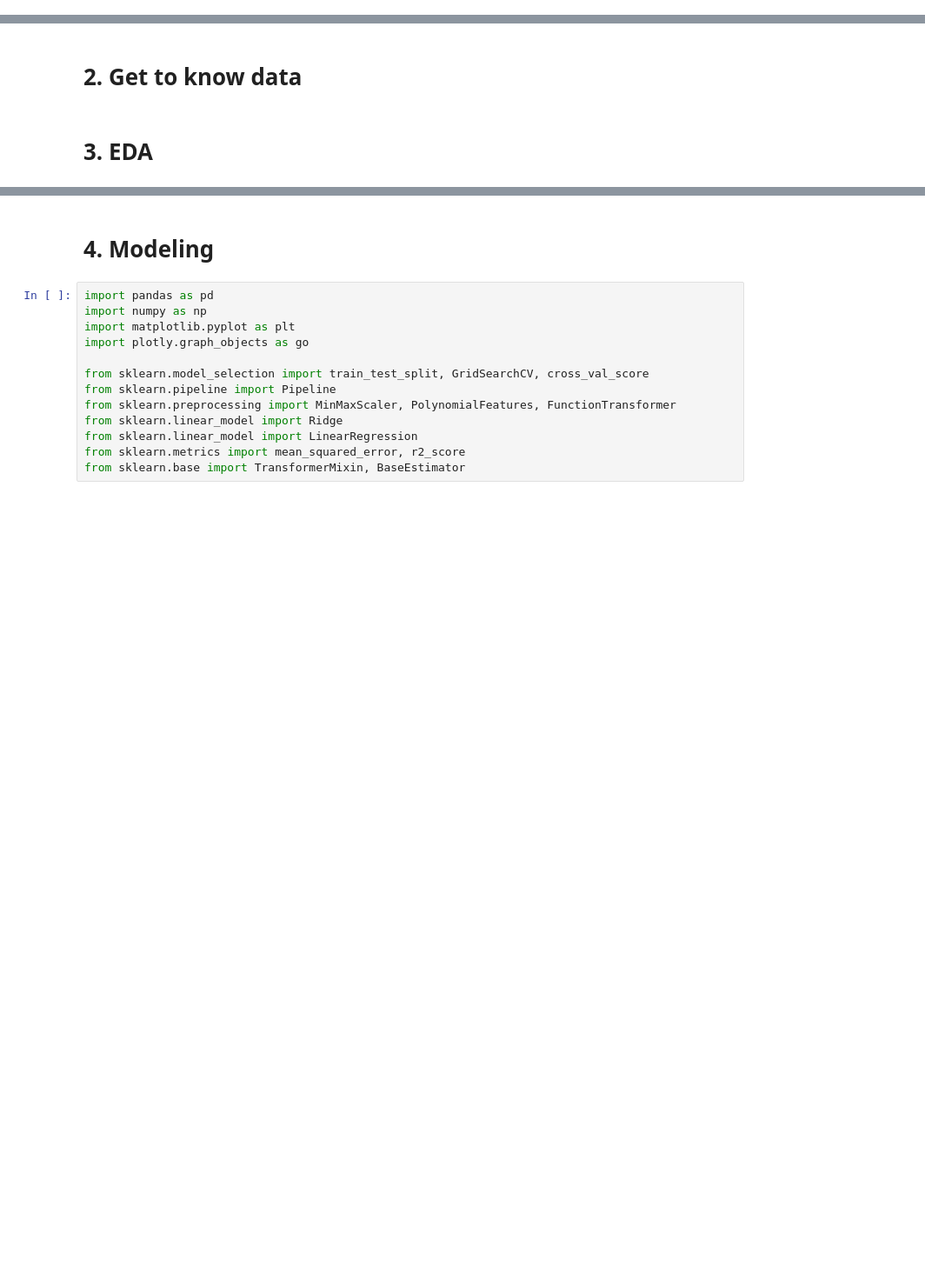
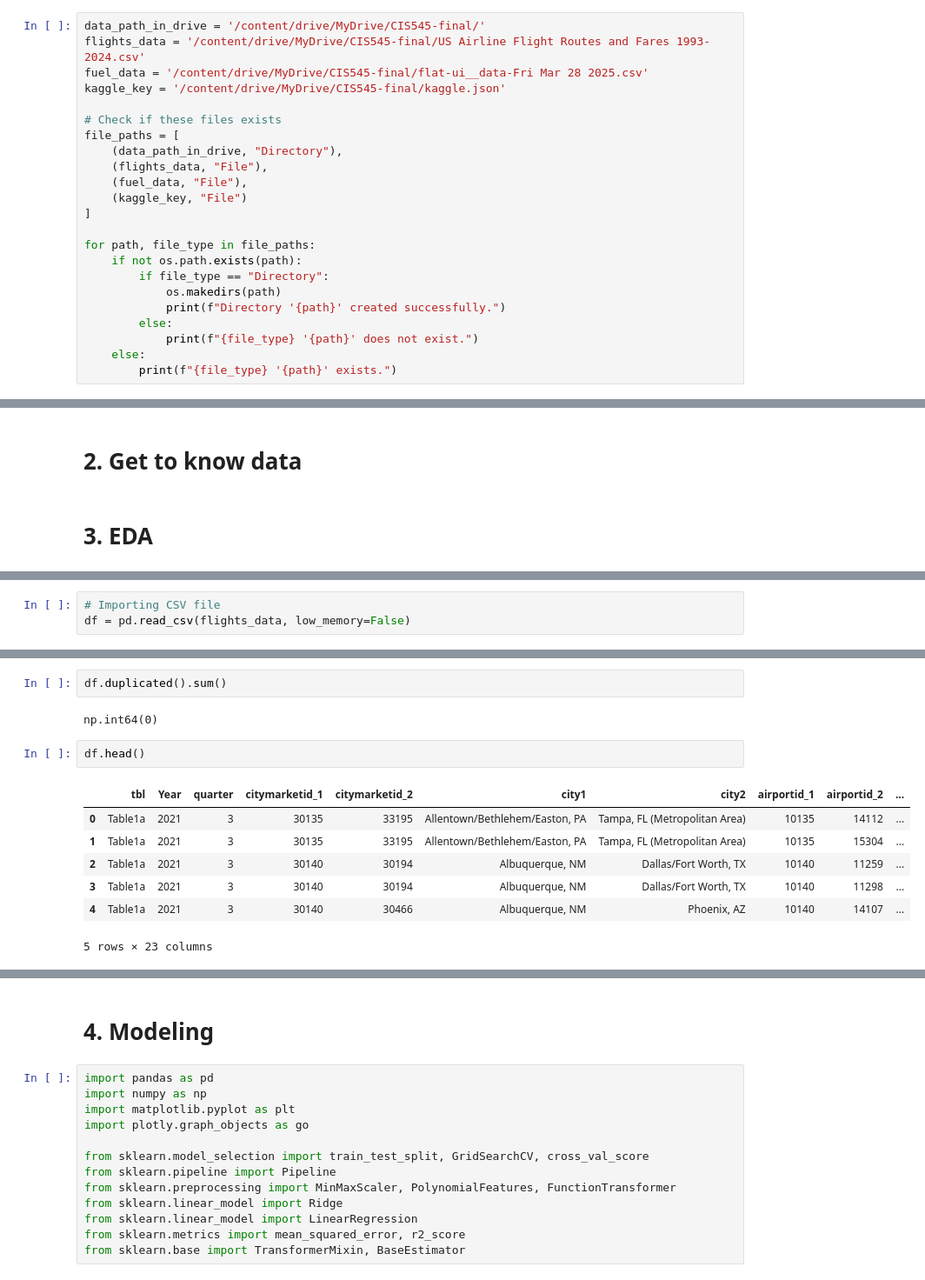
Before and after one commit to jbwenjoy/000545000, a Jupyter notebook: CIS_545_Final.ipynb, the cells around one changed output, grey strips where cells are left out. Shown: that part at 87% size. Saved outputs shown, nothing was run; the diff lists cells and outputs as text; blank space fills up the shorter version.

```diff
--- a/CIS_545_Final.ipynb
+++ b/CIS_545_Final.ipynb
@@ -8,0 +16,23 @@ Yiyan Liang: edgarl@seas.upenn.edu
+# %%
+data_path_in_drive = '/content/drive/MyDrive/CIS545-final/'
+flights_data = '/content/drive/MyDrive/CIS545-final/US Airline Flight Routes and Fares 1993-2024.csv'
+fuel_data = '/content/drive/MyDrive/CIS545-final/flat-ui__data-Fri Mar 28 2025.csv'
+kaggle_key = '/content/drive/MyDrive/CIS545-final/kaggle.json'
+
+# Check if these files exists
+file_paths = [
+    (data_path_in_drive, "Directory"),
+    (flights_data, "File"),
+    (fuel_data, "File"),
+    (kaggle_key, "File")
+]
+
+for path, file_type in file_paths:
+    if not os.path.exists(path):
+        if file_type == "Directory":
+            os.makedirs(path)
+            print(f"Directory '{path}' created successfully.")
+        else:
+            print(f"{file_type} '{path}' does not exist.")
+    else:
+        print(f"{file_type} '{path}' exists.")
@@ -14,0 +52,3 @@ Yiyan Liang: edgarl@seas.upenn.edu
+# %%
+# Importing CSV file
+df = pd.read_csv(flights_data, low_memory=False)
@@ -14,0 +75,14 @@ Yiyan Liang: edgarl@seas.upenn.edu
+# %%
+df.duplicated().sum()
+# %% [output]
+np.int64(0)
+# %%
+df.head()
+# %% [output]
+|  | tbl | Year | quarter | citymarketid_1 | citymarketid_2 | city1 | city2 | airportid_1 | airportid_2 | ... |
+| 0 | Table1a | 2021 | 3 | 30135 | 33195 | Allentown/Bethlehem/Easton, PA | Tampa, FL (Metropolitan Area) | 10135 | 14112 | ... |
+| 1 | Table1a | 2021 | 3 | 30135 | 33195 | Allentown/Bethlehem/Easton, PA | Tampa, FL (Metropolitan Area) | 10135 | 15304 | ... |
+| 2 | Table1a | 2021 | 3 | 30140 | 30194 | Albuquerque, NM | Dallas/Fort Worth, TX | 10140 | 11259 | ... |
+| 3 | Table1a | 2021 | 3 | 30140 | 30194 | Albuquerque, NM | Dallas/Fort Worth, TX | 10140 | 11298 | ... |
+| 4 | Table1a | 2021 | 3 | 30140 | 30466 | Albuquerque, NM | Phoenix, AZ | 10140 | 14107 | ... |
+5 rows × 23 columns
```
Also changed, not shown: parts of 7 cells of this notebook.
